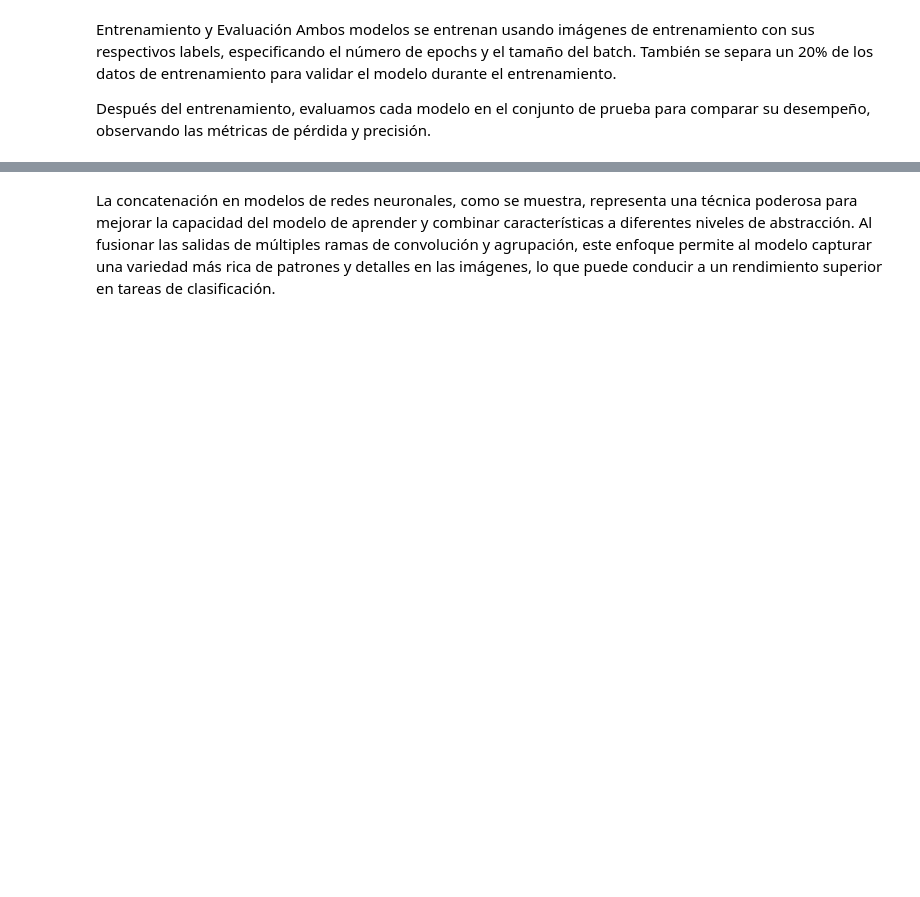
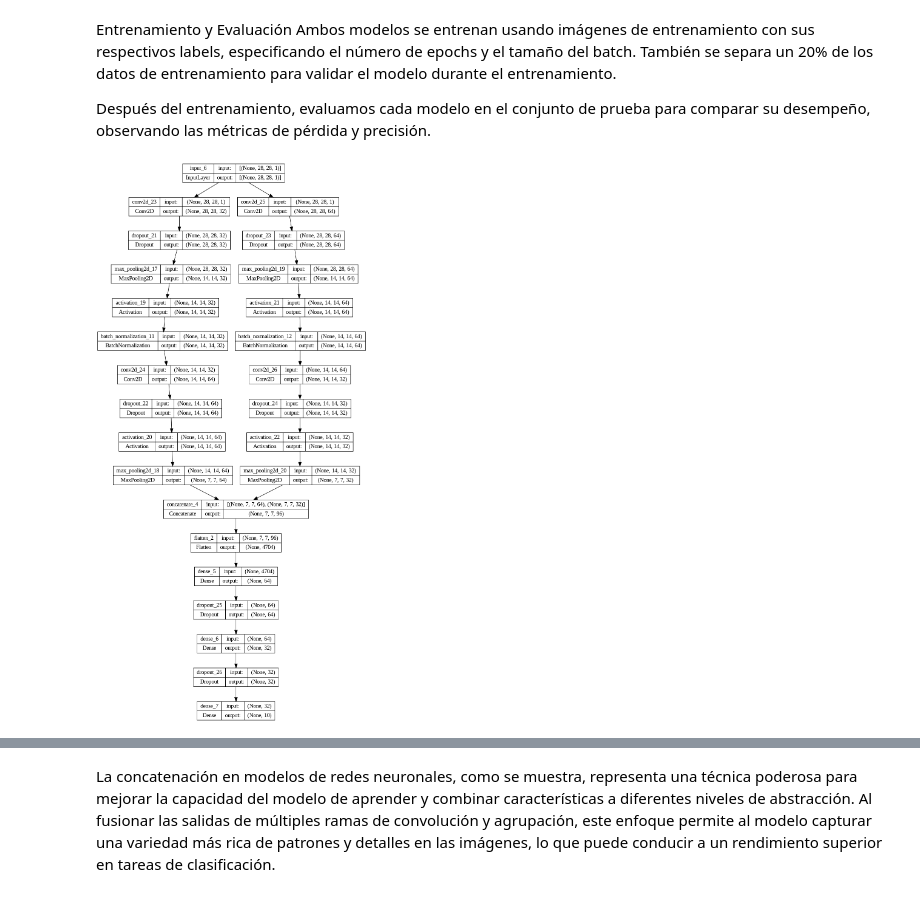
Before and after one commit to JCaballerot/Deep-Learning-Program, a Jupyter notebook: Topicos_avanzados/concatenacion.ipynb, the cells around one changed output, grey strips where cells are left out. Cells and saved outputs as stored; diff of their text form; code cells hidden in the pictures; blank space fills up the shorter version.

```diff
--- a/Topicos_avanzados/concatenacion.ipynb
+++ b/Topicos_avanzados/concatenacion.ipynb
@@ -63,18 +117,29 @@ from keras.models import Model
 from keras.layers import Input, Conv2D, MaxPooling2D, Flatten, Dense, concatenate
 from keras.layers import BatchNormalization, Activation
 
+
 # Entrada
 input_img = Input(shape=(28, 28, 1))
 
 # Rama 1
-x1 = Conv2D(32, (3, 3), padding='same')(input_img)
+x1 = Conv2D(32, (3, 3), padding='same', kernel_regularizer = l1(l1_reg))(input_img)
+x1 = Dropout(0.25)(x1)
+x1 = MaxPooling2D((2, 2))(x1)
+x1 = Activation('relu')(x1)
 x1 = BatchNormalization()(x1)
+x1 = Conv2D(64, (3, 3), padding='same', kernel_regularizer = l1(l1_reg))(x1)
+x1 = Dropout(0.5)(x1)
 x1 = Activation('relu')(x1)
 x1 = MaxPooling2D((2, 2))(x1)
 
 # Rama 2
-x2 = Conv2D(64, (3, 3), padding='same')(input_img)
+x2 = Conv2D(64, (3, 3), padding='same', kernel_regularizer = l1(l1_reg))(input_img)
+x2 = Dropout(0.5)(x2)
+x2 = MaxPooling2D((2, 2))(x2)
+x2 = Activation('relu')(x2)
 x2 = BatchNormalization()(x2)
+x2 = Conv2D(32, (3, 3), padding='same', kernel_regularizer = l1(l1_reg))(x2)
+x2 = Dropout(0.25)(x2)
 x2 = Activation('relu')(x2)
 x2 = MaxPooling2D((2, 2))(x2)
 
@@ -83,7 +148,10 @@ concatenated = concatenate([x1, x2])
 
 # Reducción y salida
 x = Flatten()(concatenated)
-x = Dense(64, activation='relu')(x)
+x = Dense(64, activation='relu', kernel_regularizer = l1(l1_reg))(x)
+x = Dropout(0.5)(x)
+x = Dense(32, activation='relu', kernel_regularizer = l1(l1_reg))(x)
+x = Dropout(0.25)(x)
 output = Dense(10, activation='softmax')(x)
 
 # Modelo con concatenación
@@ -101,6 +187,10 @@ Entrenamiento y Evaluación
 Ambos modelos se entrenan usando imágenes de entrenamiento con sus respectivos labels, especificando el número de epochs y el tamaño del batch. También se separa un 20% de los datos de entrenamiento para validar el modelo durante el entrenamiento.
 
 Después del entrenamiento, evaluamos cada modelo en el conjunto de prueba para comparar su desempeño, observando las métricas de pérdida y precisión.
+# %%
+keras.utils.plot_model(model_con_concat, show_shapes=True)
+# %% [output]
+[figure, added]
 # %%
 # Entrenamiento del modelo sin concatenación
 history_sin_concat = model_sin_concat.fit(train_images, train_labels,
```
Also changed, not shown: parts of 8 cells of this notebook.
